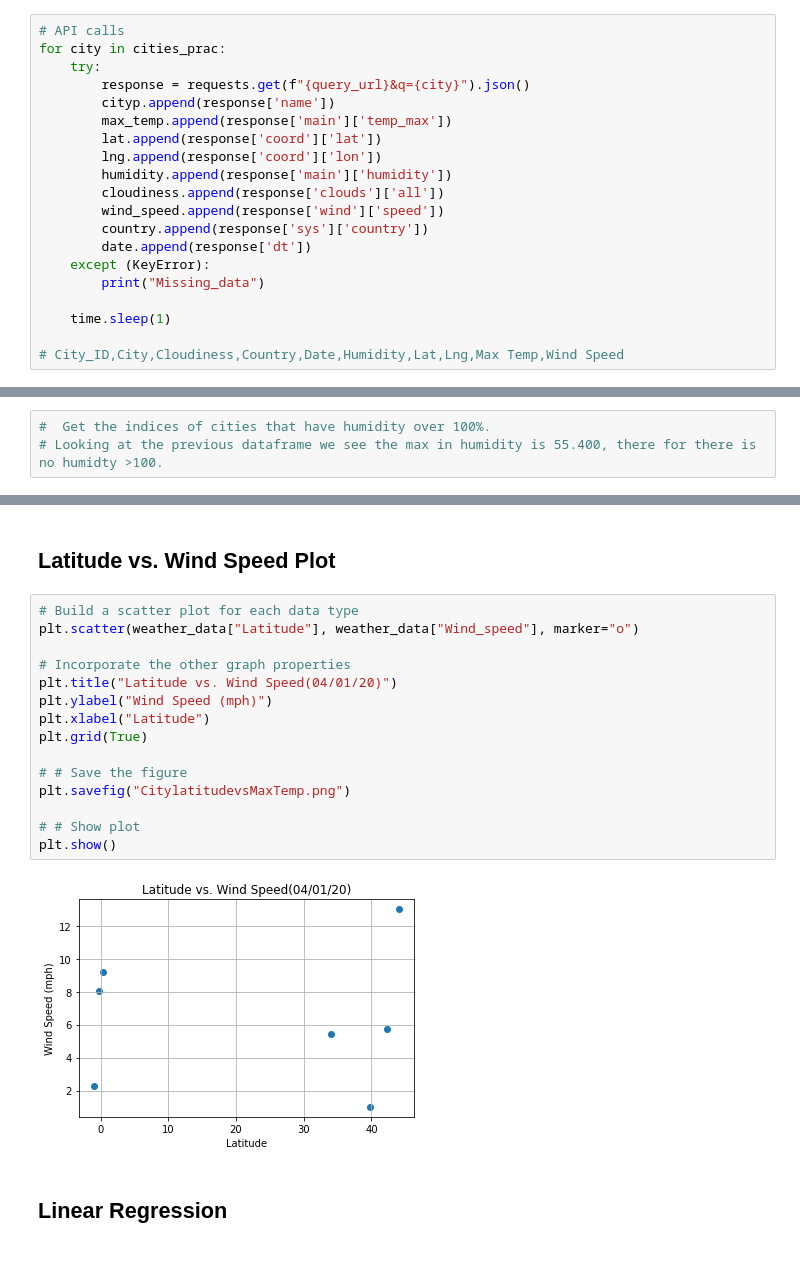
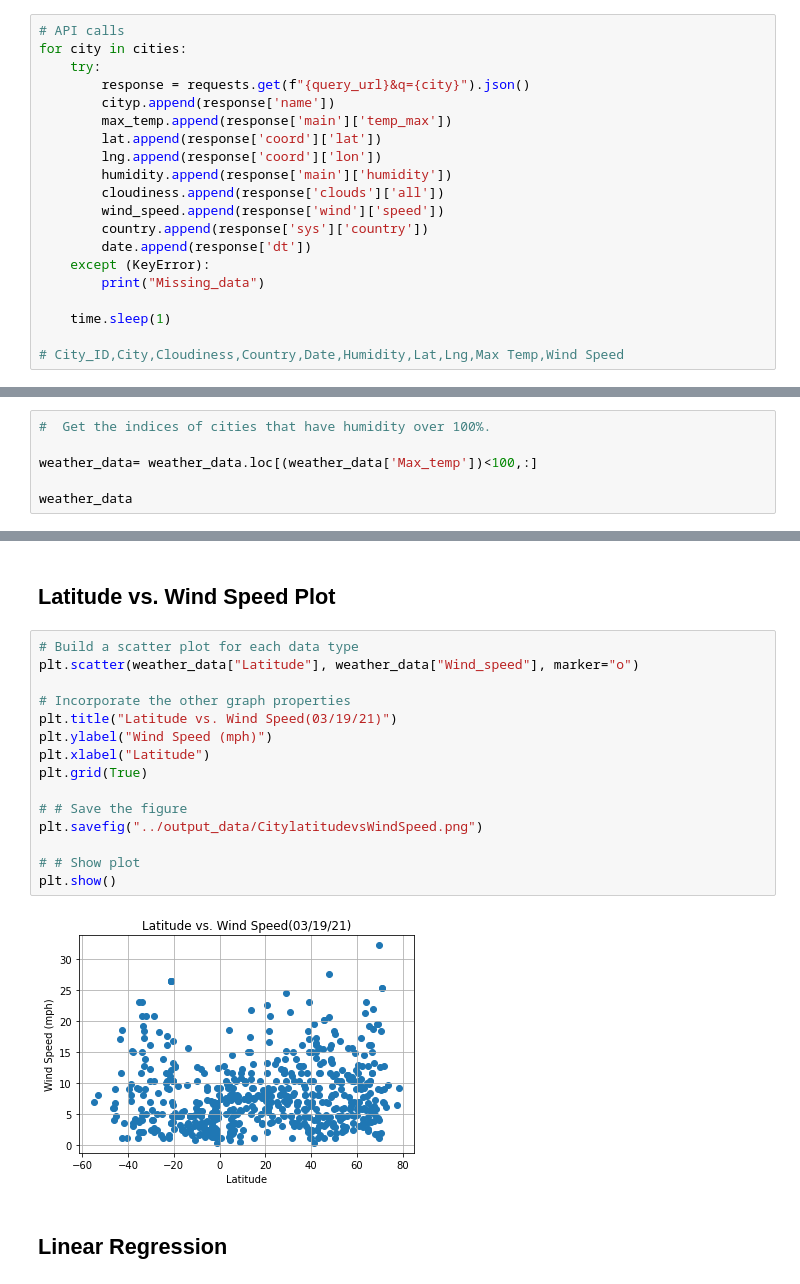
Before and after one commit to chavee07/apis-challenge, a Jupyter notebook: code/WeatherPy.ipynb, the cells around one changed output, grey strips where cells are left out. Cells and saved outputs as stored; diff of their text form.

```diff
--- a/code/WeatherPy.ipynb
+++ b/code/WeatherPy.ipynb
@@ -107,7 +98,7 @@ country=[]
 date=[]
 # %%
 # API calls
-for city in cities_prac:
+for city in cities:
     try:
         response = requests.get(f"{query_url}&q={city}").json()
         cityp.append(response['name'])
@@ -179,4 +207,7 @@ weather_data.describe()
 Skip this step if there are no cities that have humidity > 100%.
 # %%
 #  Get the indices of cities that have humidity over 100%.
-# Looking at the previous dataframe we see the max in humidity is 55.400, there for there is no humidty >100.
+
+weather_data= weather_data.loc[(weather_data['Max_temp'])<100,:]
+
+weather_data
@@ -247,20 +296,20 @@ plt.show()
 # %%
 # Build a scatter plot for each data type
 plt.scatter(weather_data["Latitude"], weather_data["Wind_speed"], marker="o")
 
 # Incorporate the other graph properties
-plt.title("Latitude vs. Wind Speed(04/01/20)")
+plt.title("Latitude vs. Wind Speed(03/19/21)")
 plt.ylabel("Wind Speed (mph)")
 plt.xlabel("Latitude")
 plt.grid(True)
 
 # # Save the figure
-plt.savefig("CitylatitudevsMaxTemp.png")
+plt.savefig("../output_data/CitylatitudevsWindSpeed.png")
 
 # # Show plot
 plt.show()
 # %% [output]
-[figure, old version]
+[figure, new version]
 # %% [markdown]
 ## Linear Regression
 # %%
```
Also changed, not shown: parts of 29 cells of this notebook, 18 other files.
